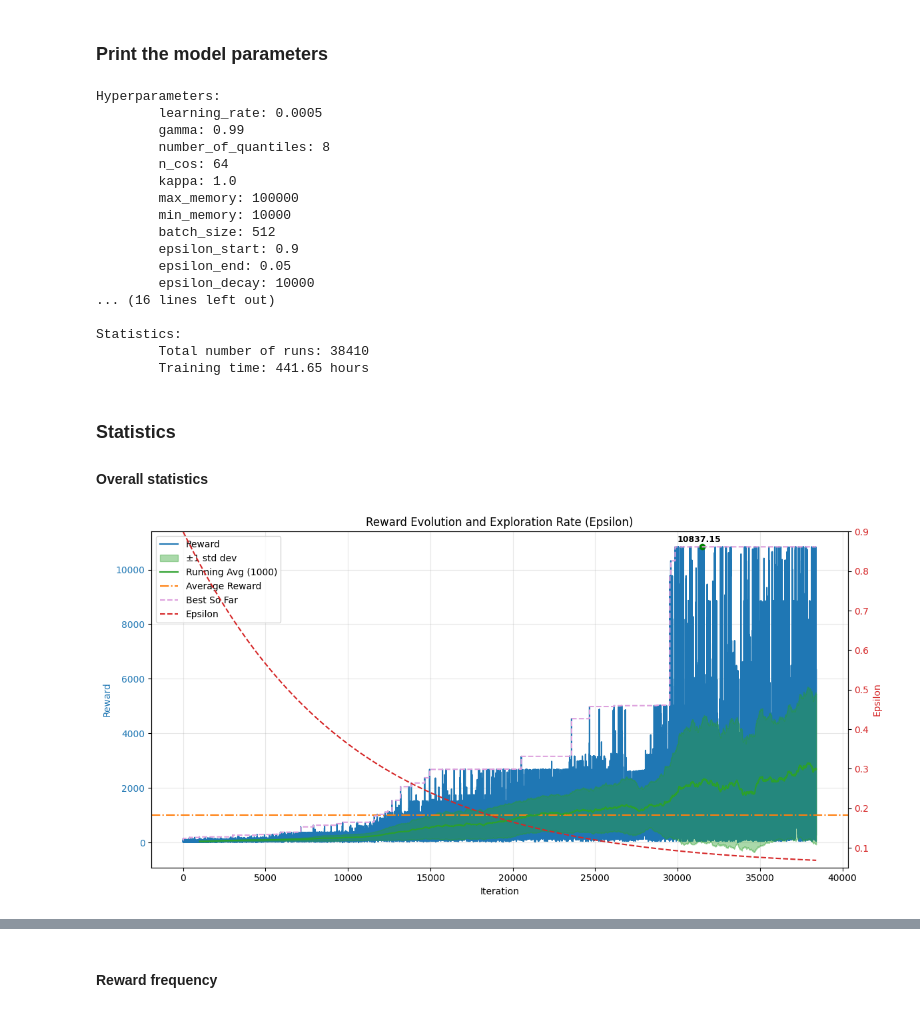
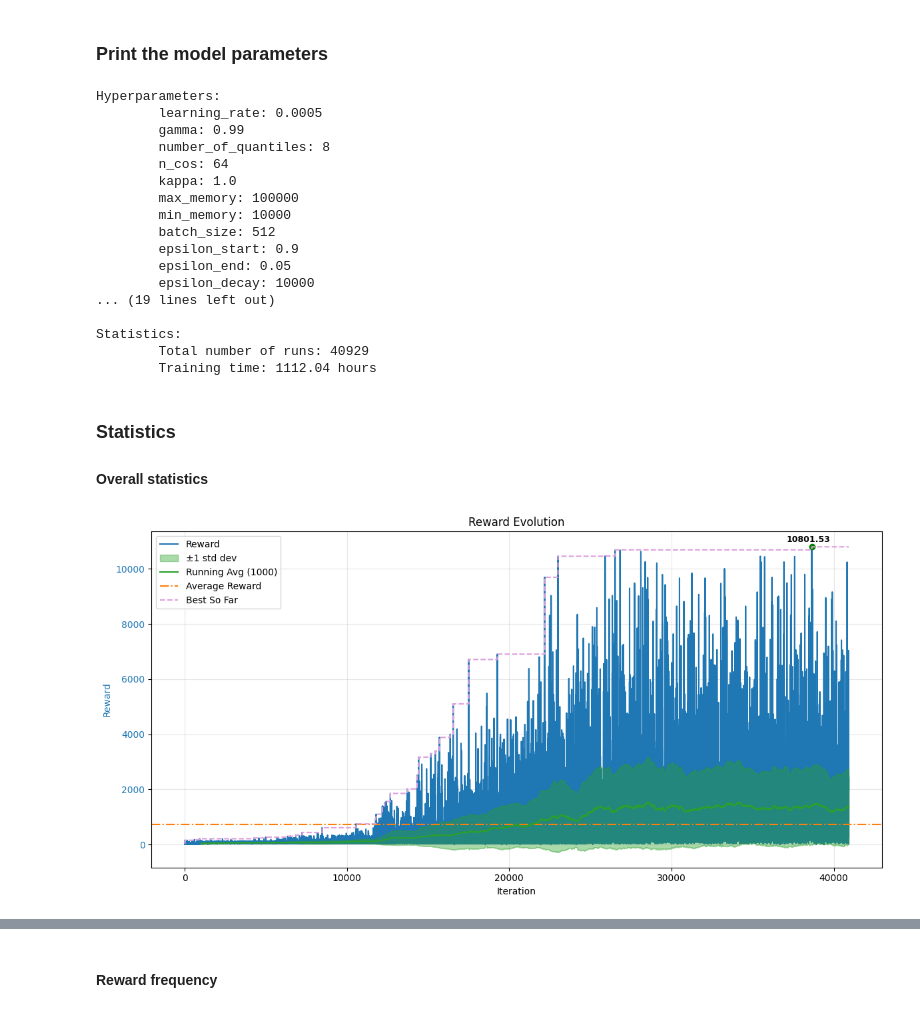
Before and after one commit to OscarJauffret/Tomate-Mozza, a Jupyter notebook: src/utils/plot_stats.ipynb, the cells around one changed output, grey strips where cells are left out. Cells and saved outputs as stored; diff of their text form; code cells hidden in the pictures.

```diff
--- a/src/utils/plot_stats.ipynb
+++ b/src/utils/plot_stats.ipynb
@@ -9,7 +8,7 @@ from sympy.abc import alpha
 # %% [markdown]
 ### Select the .json file to plot
 # %%
-file_path = "../../models/goat/stats.json"
+file_path = "../../models/steph/stats.json"
 if not os.path.exists(file_path):
     raise FileNotFoundError(f"File not found: {file_path}")
 
@@ -44,21 +43,17 @@ Hyperparameters:
         epsilon_start: 0.9
         epsilon_end: 0.05
         epsilon_decay: 10000
-... (16 lines left out)
+... (19 lines left out)
 
 Statistics:
-        Total number of runs: 38410
-        Training time: 441.65 hours
+        Total number of runs: 40929
+        Training time: 1112.04 hours
 # %% [markdown]
 ### Statistics
 #### Overall statistics
 # %%
 rewards = [run["reward"] for run in run_dict["runs"]]
-epsilons = []
 number_of_runs = run_dict["statistics"]["total number of runs"]
-eps_start = run_dict["hyperparameters"]["epsilon_start"]
-eps_end = run_dict["hyperparameters"]["epsilon_end"]
-eps_decay = run_dict["hyperparameters"]["epsilon_decay"]
 average_reward = run_dict["statistics"]["average reward"]
 best_reward = run_dict["statistics"]["best reward"]
 best_iteration = np.argmax(rewards)
@@ -72,9 +67,6 @@ rolling_std = np.array([
     for i in range(number_of_runs - window_size + 1)
 ])
 
-for i in range(number_of_runs):
-    epsilon = eps_end + (eps_start - eps_end) * np.exp(-1. * i / eps_decay)
-    epsilons.append(epsilon)
 
 fig, ax1 = plt.subplots(figsize=(12, 6))
 color = "tab:blue"
@@ -91,42 +83,35 @@ ax1.fill_between(
     running_avg + rolling_std,
     color='tab:green',
     alpha=0.4,
     label="±1 std dev",
     zorder=2
 )
 ax1.plot(range(window_size - 1, number_of_runs), running_avg, color='tab:green', linestyle='-', label=f"Running Avg ({window_size})", zorder=3)
 
 
 ax1.axhline(y=average_reward, color='tab:orange', linestyle='-.', label="Average Reward")
 ax1.plot(best_so_far, color='plum', linestyle='--', label="Best So Far")
 
 ax1.scatter(best_iteration, best_reward, color='g')
 ax1.annotate(f"{best_reward:.2f}",
              xy=(best_iteration, best_reward),
              xytext=(-(len(str(f"{best_reward:.2f}"))) // 3 * 9, 5),  # 10 pixels right of the point
              textcoords='offset points',
              fontsize=9,
              color='k',
              weight='bold')
 
 
 # Secondary axis - Epsilon
-ax2 = ax1.twinx()  # Create a twin x-axis that shares y-axis
-color = 'tab:red'
-ax2.set_ylabel('Epsilon', color=color)
-ax2.set_ylim([eps_end, eps_start])
-ax2.plot(epsilons, color=color, linestyle='--', label="Epsilon")
-ax2.tick_params(axis='y', labelcolor=color)
 
 # Add legends
 lines1, labels1 = ax1.get_legend_handles_labels()
-lines2, labels2 = ax2.get_legend_handles_labels()
-ax1.legend(lines1 + lines2, labels1 + labels2, loc='upper left')
+ax1.legend(lines1, labels1, loc='upper left')
 
-plt.title("Reward Evolution and Exploration Rate (Epsilon)")
+plt.title("Reward Evolution")
 plt.tight_layout()
 plt.show()
 # %% [output]
-[figure, old version]
+[figure, new version]
 # %%
 finishes = np.array([run["has_finished"] for run in run_dict["runs"]])
```
Also changed, not shown: parts of 4 cells of this notebook.
